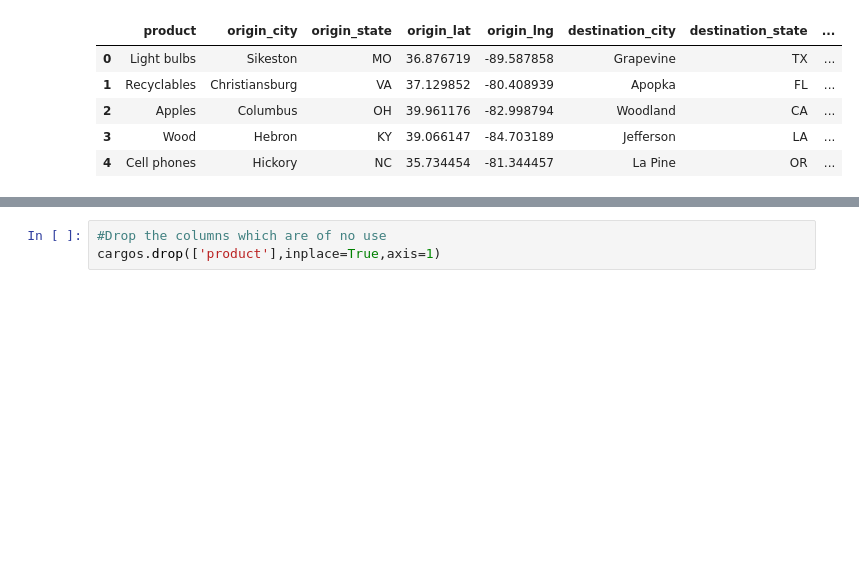
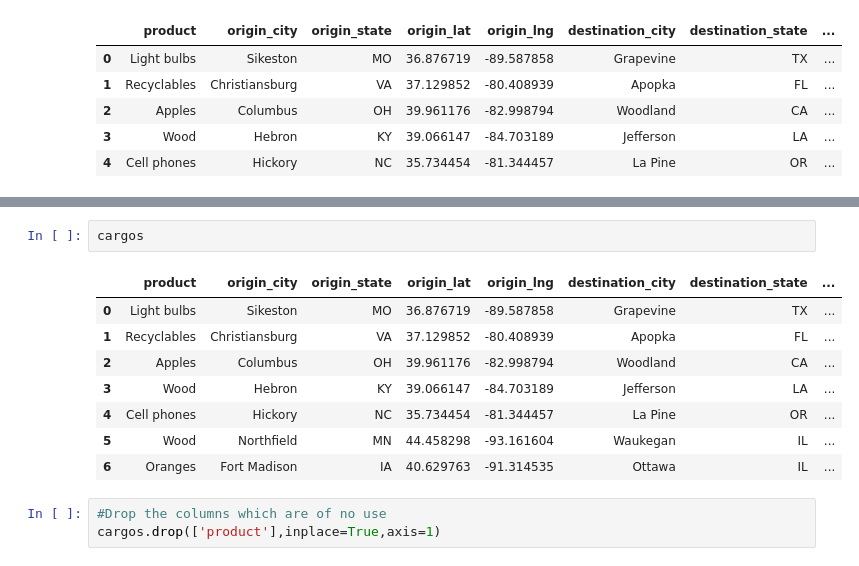
Before and after one commit to AVI18794/NLP, a Jupyter notebook: TSM.ipynb, the cells around one changed output, grey strips where cells are left out. Drawn from its saved outputs; the diff is of its cells as text; blank space fills up the shorter version.

```diff
--- a/TSM.ipynb
+++ b/TSM.ipynb
@@ -35,3 +45,14 @@ cargos.head()
+# %%
+cargos
+# %% [output]
+|  | product | origin_city | origin_state | origin_lat | origin_lng | destination_city | destination_state | ... |
+| 0 | Light bulbs | Sikeston | MO | 36.876719 | -89.587858 | Grapevine | TX | ... |
+| 1 | Recyclables | Christiansburg | VA | 37.129852 | -80.408939 | Apopka | FL | ... |
+| 2 | Apples | Columbus | OH | 39.961176 | -82.998794 | Woodland | CA | ... |
+| 3 | Wood | Hebron | KY | 39.066147 | -84.703189 | Jefferson | LA | ... |
+| 4 | Cell phones | Hickory | NC | 35.734454 | -81.344457 | La Pine | OR | ... |
+| 5 | Wood | Northfield | MN | 44.458298 | -93.161604 | Waukegan | IL | ... |
+| 6 | Oranges | Fort Madison | IA | 40.629763 | -91.314535 | Ottawa | IL | ... |
 # %%
 #Drop the columns which are of no use
 cargos.drop(['product'],inplace=True,axis=1)
```
Also changed, not shown: parts of 7 cells of this notebook.
